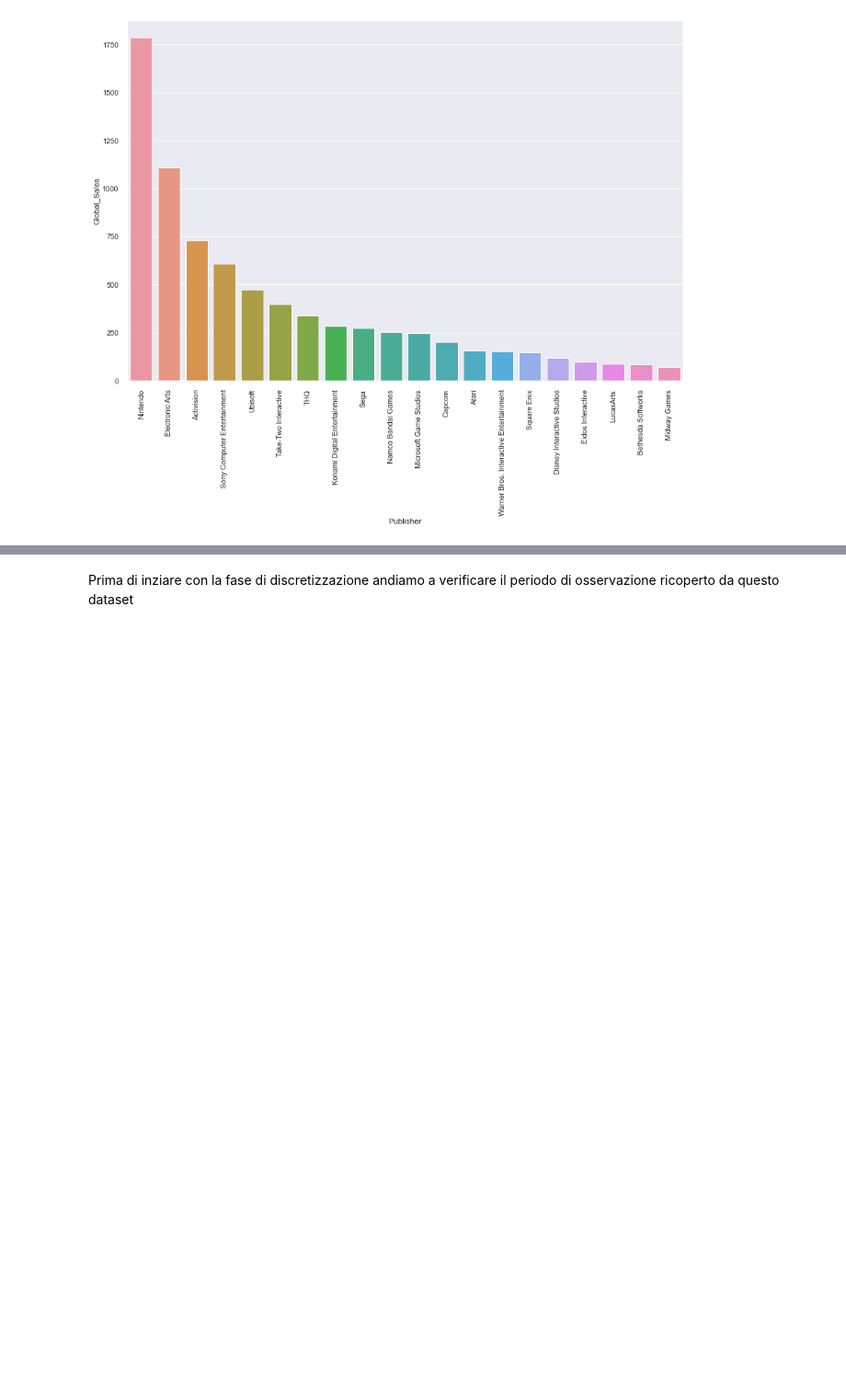
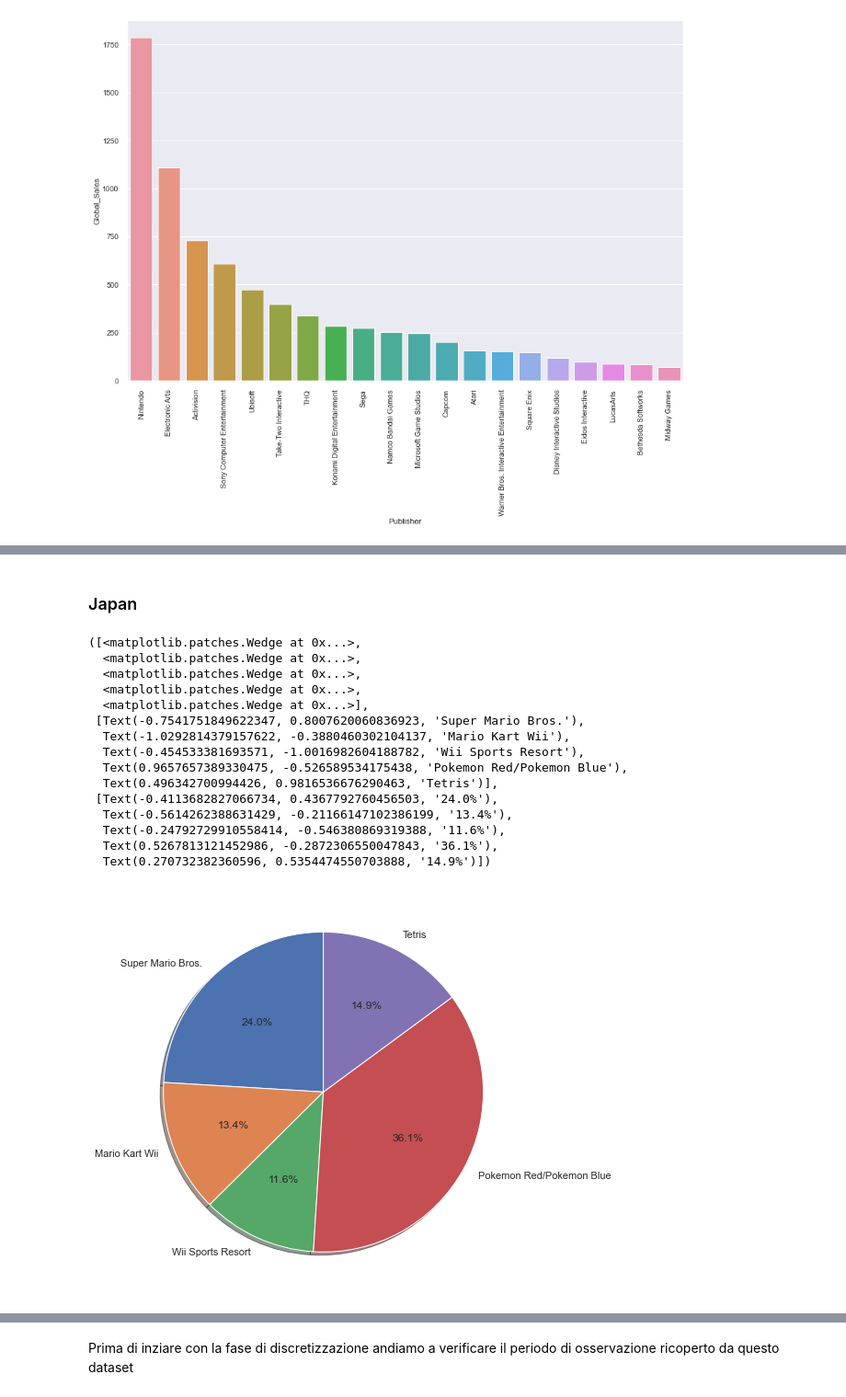
Before and after one commit to SimoneeBr/dm-project, a Jupyter notebook: Progetto_Game_Sales.ipynb, the cells around one changed output, grey strips where cells are left out. Shown: that part at 92% size. Saved outputs shown, nothing was run; the diff lists cells and outputs as text; code cells hidden in the pictures; blank space fills up the shorter version.

```diff
--- a/Progetto_Game_Sales.ipynb
+++ b/Progetto_Game_Sales.ipynb
@@ -320,0 +416,26 @@ plt.xticks(rotation=90)
+# %% [markdown]
+### Japan
+# %%
+game = df.loc[df['Name']!='Wii Sports',['Name','JP_Sales']]
+game = game.head()
+labels = game['Name']
+sizes = game['JP_Sales']
+plt.figure(figsize=(10,8))
+plt.pie(sizes, labels=labels, autopct='%1.1f%%', shadow=True, startangle=90)
+# %% [output]
+([<matplotlib.patches.Wedge at 0x...>,
+  <matplotlib.patches.Wedge at 0x...>,
+  <matplotlib.patches.Wedge at 0x...>,
+  <matplotlib.patches.Wedge at 0x...>,
+  <matplotlib.patches.Wedge at 0x...>],
+ [Text(-0.7541751849622347, 0.8007620060836923, 'Super Mario Bros.'),
+  Text(-1.0292814379157622, -0.3880460302104137, 'Mario Kart Wii'),
+  Text(-0.454533381693571, -1.0016982604188782, 'Wii Sports Resort'),
+  Text(0.9657657389330475, -0.526589534175438, 'Pokemon Red/Pokemon Blue'),
+  Text(0.496342700994426, 0.9816536676290463, 'Tetris')],
+ [Text(-0.4113682827066734, 0.4367792760456503, '24.0%'),
+  Text(-0.5614262388631429, -0.21166147102386199, '13.4%'),
+  Text(-0.24792729910558414, -0.546380869319388, '11.6%'),
+  Text(0.5267813121452986, -0.2872306550047843, '36.1%'),
+  Text(0.270732382360596, 0.5354474550703888, '14.9%')])
+[figure, added]
```
Also changed, not shown: parts of 32 cells of this notebook.
